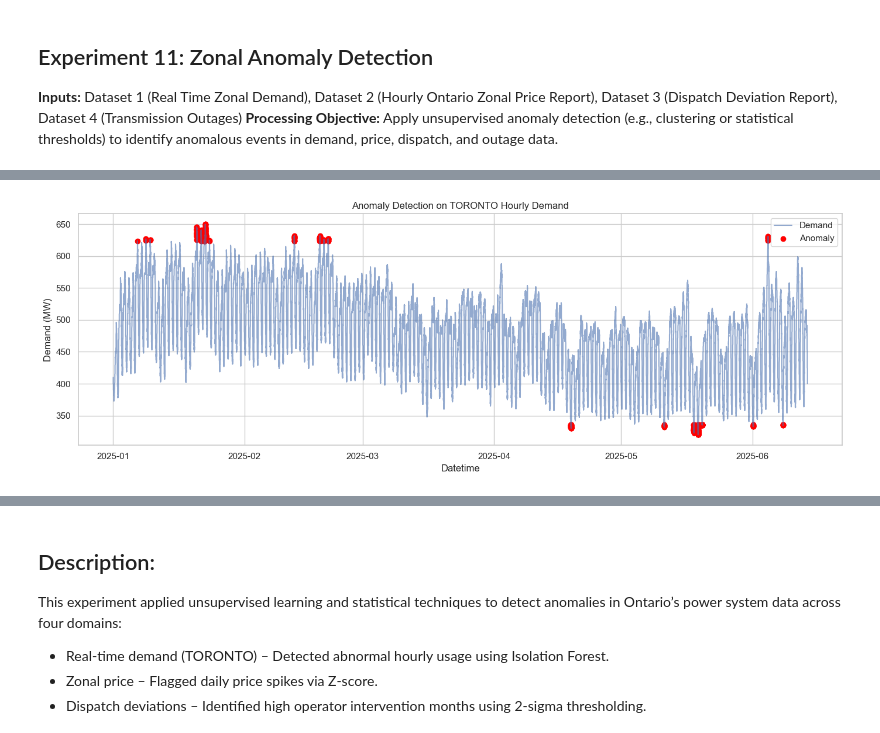
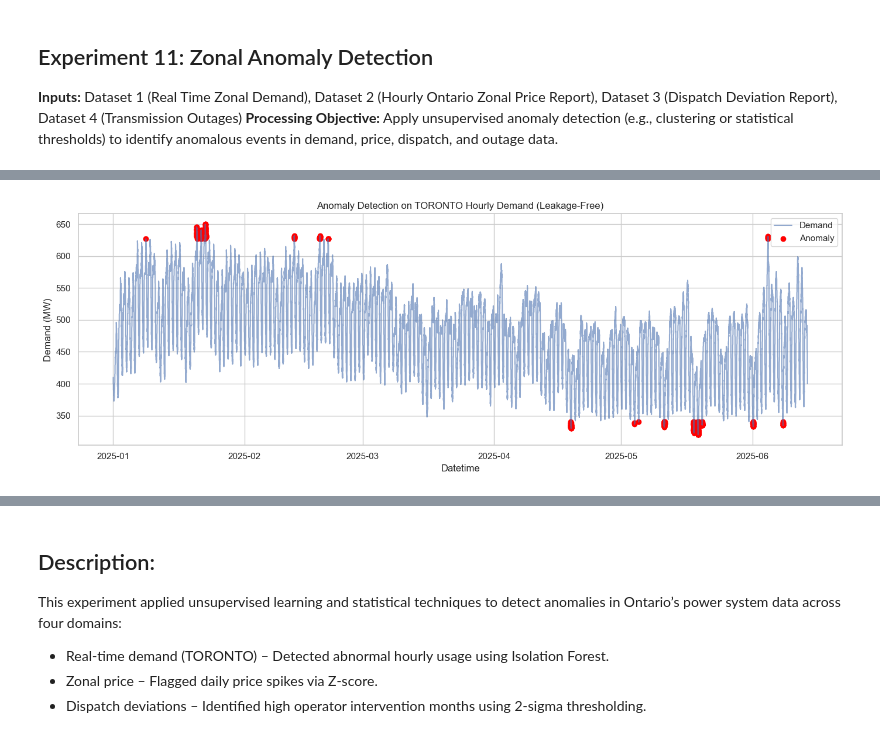
Before and after one commit to ShraddhaPadwekar/DataScience_SmartGridInvestmentZones, a Jupyter notebook: JupyterNotebooks/Padwekar_Shraddha_InitialResults.ipynb, the cells around one changed output, grey strips where cells are left out. Drawn from its saved outputs; the diff is of its cells as text; code cells hidden in the pictures.

```diff
--- a/JupyterNotebooks/Padwekar_Shraddha_InitialResults.ipynb
+++ b/JupyterNotebooks/Padwekar_Shraddha_InitialResults.ipynb
@@ -2118,103 +2275,51 @@ Standard Deviation Highlights Forecast Volatility:
 # %%
 import pandas as pd
+import numpy as np
 from sklearn.ensemble import IsolationForest
 from sklearn.preprocessing import StandardScaler
+from sklearn.model_selection import train_test_split
 import matplotlib.pyplot as plt
 
-#  Real-Time Zonal Demand (TORONTO)
+
+# Load TORONTO demand data
 df_d1 = pd.read_csv(r'../Dataset/RealtimeDemandZonal.csv')
 df_d1.columns = df_d1.columns.str.strip()
 df_d1['Date'] = pd.to_datetime(df_d1['Date'], errors='coerce')
-
 df_toronto = df_d1[['Date', 'Hour', 'TORONTO']].copy()
 df_toronto.rename(columns={'TORONTO': 'Demand'}, inplace=True)
 df_toronto['Datetime'] = df_toronto['Date'] + pd.to_timedelta(df_toronto['Hour'], unit='h')
 df_toronto.set_index('Datetime', inplace=True)
 df_toronto.drop(columns=['Date', 'Hour'], inplace=True)
 
+# Step 1: Split the data (to avoid leakage)
+X = df_toronto[['Demand']].copy()
+X_train, X_test = train_test_split(X, test_size=0.2, random_state=42)
+
+# Step 2: Fit scaler only on training data
 scaler = StandardScaler()
-df_toronto['Demand_Scaled'] = scaler.fit_transform(df_toronto[['Demand']])
+X_train_scaled = scaler.fit_transform(X_train)
+X_test_scaled = scaler.transform(X_test)
 
+# Step 3: Train Isolation Forest on training set only
 clf = IsolationForest(n_estimators=100, contamination=0.01, random_state=42)
-df_toronto['Anomaly'] = clf.fit_predict(df_toronto[['Demand_Scaled']])
+clf.fit(X_train_scaled)
+
+# Step 4: Predict anomalies across the full dataset (after scaling)
+X_all_scaled = scaler.transform(X)
+df_toronto['Anomaly'] = clf.predict(X_all_scaled)
 df_toronto['Anomaly'] = df_toronto['Anomaly'].map({1: 'Normal', -1: 'Anomaly'})
 
-# Zonal Price Anomaly Detection
-df_d2 = pd.read_excel(r'../Dataset/Hourly Ontario Zonal Price Report.xlsx', sheet_name='Sheet2')
-df_d2.columns = df_d2.columns.str.strip()
-df_d2['Date'] = pd.to_datetime(df_d2['Date'], errors='coerce')
-df_price = df_d2[['Date', 'Zonal Price']].dropna().copy()
-
-df_price['Zscore'] = (df_price['Zonal Price'] - df_price['Zonal Price'].mean()) / df_price['Zonal Price'].std()
-df_price['Price_Anomaly'] = df_price['Zscore'].abs() > 2
-
-# Dispatch Deviation Anomaly Detection
-dispatch_files = [
-     r'../Dataset/PUB_DispDeviation_202501.html',
-    r'../Dataset/PUB_DispDeviation_202502.html',
-    r'../Dataset/PUB_DispDeviation_202503.html',
-    r'../Dataset/PUB_DispDeviation_202504.html'
-]
-dfs_dispatch = []
-for file in dispatch_files:
-    df = pd.read_html(file)[0]
-    month = file.split('_')[2].replace('.html', '')
-    df['Month'] = month
-    dfs_dispatch.append(df)
-df_d3 = pd.concat(dfs_dispatch, ignore_index=True)
-
-# Show actual column names (debug step)
-print("\n Dispatch Report Columns:")
-print(df_d3.columns.tolist())
-
-# Identify numeric deviation columns by excluding known non-numeric ones
-exclude_cols = ['ACTION', 'Month']
-deviation_cols = [col for col in df_d3.columns if col not in exclude_cols]
-
-# Convert to numeric and calculate total deviation score
-for col in deviation_cols:
-    df_d3[col] = pd.to_numeric(df_d3[col], errors='coerce')
-df_d3['TotalDeviations'] = df_d3[deviation_cols].sum(axis=1)
-
-# Group by month and detect anomaly
-df_dispatch_monthly = df_d3.groupby('Month')['TotalDeviations'].sum().reset_index()
-mean_dev = df_dispatch_monthly['TotalDeviations'].mean()
-std_dev = df_dispatch_monthly['TotalDeviations'].std()
-df_dispatch_monthly['Anomaly'] = df_dispatch_monthly['TotalDeviations'] > (mean_dev + 2 * std_dev)
-
-# Transmission Outage Bursts
-df_d4 = pd.read_excel(r'../Dataset/TransmissionOutagesAll.xlsx')
-df_d4.columns = df_d4.columns.str.strip()
-df_d4['Planned Start'] = pd.to_datetime(df_d4['Planned Start'], errors='coerce')
-df_d4['OutageDate'] = df_d4['Planned Start'].dt.date
-
-daily_outage_count = df_d4.groupby('OutageDate').size()
-mean_out = daily_outage_count.mean()
-std_out = daily_outage_count.std()
-outage_anomalies = daily_outage_count[daily_outage_count > (mean_out + 2 * std_out)]
-
-# Plot Demand Anomalies
+# Step 5: Plot anomalies
 plt.figure(figsize=(14, 5))
 plt.plot(df_toronto.index, df_toronto['Demand'], label='Demand', alpha=0.6)
 plt.scatter(df_toronto[df_toronto['Anomaly'] == 'Anomaly'].index,
             df_toronto[df_toronto['Anomaly'] == 'Anomaly']['Demand'],
             color='red', label='Anomaly')
-plt.title('Anomaly Detection on TORONTO Hourly Demand')
+plt.title('Anomaly Detection on TORONTO Hourly Demand (Leakage-Free)')
 plt.xlabel('Datetime')
 plt.ylabel('Demand (MW)')
 plt.grid(True)
 plt.legend()
 plt.tight_layout()
 plt.show()
-
-# Print Summary Results
-print("\n Demand Anomalies (TORONTO):")
-print(df_toronto[df_toronto['Anomaly'] == 'Anomaly'][['Demand']])
-
-print("\n Price Anomalies (Zonal Price):")
-print(df_price[df_price['Price_Anomaly'] == True][['Date', 'Zonal Price', 'Zscore']])
-
-
-print("\n Transmission Outage Spike Days:")
-print(outage_anomalies)
 # %% [output]
@@ -2223 +2326 @@ print(outage_anomalies)
-[figure, old version]
+[figure, new version]
```
Also changed, not shown: parts of 32 cells of this notebook, 13 other files.
